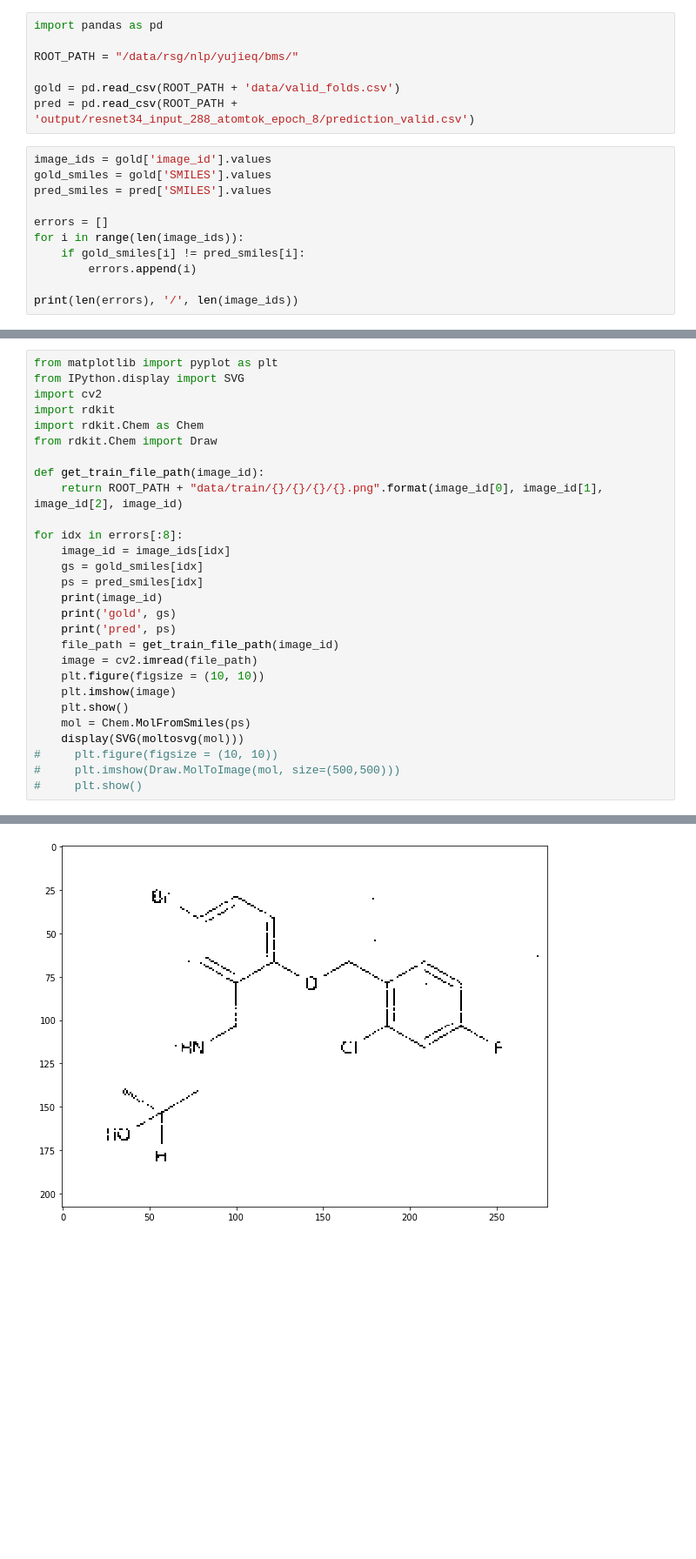
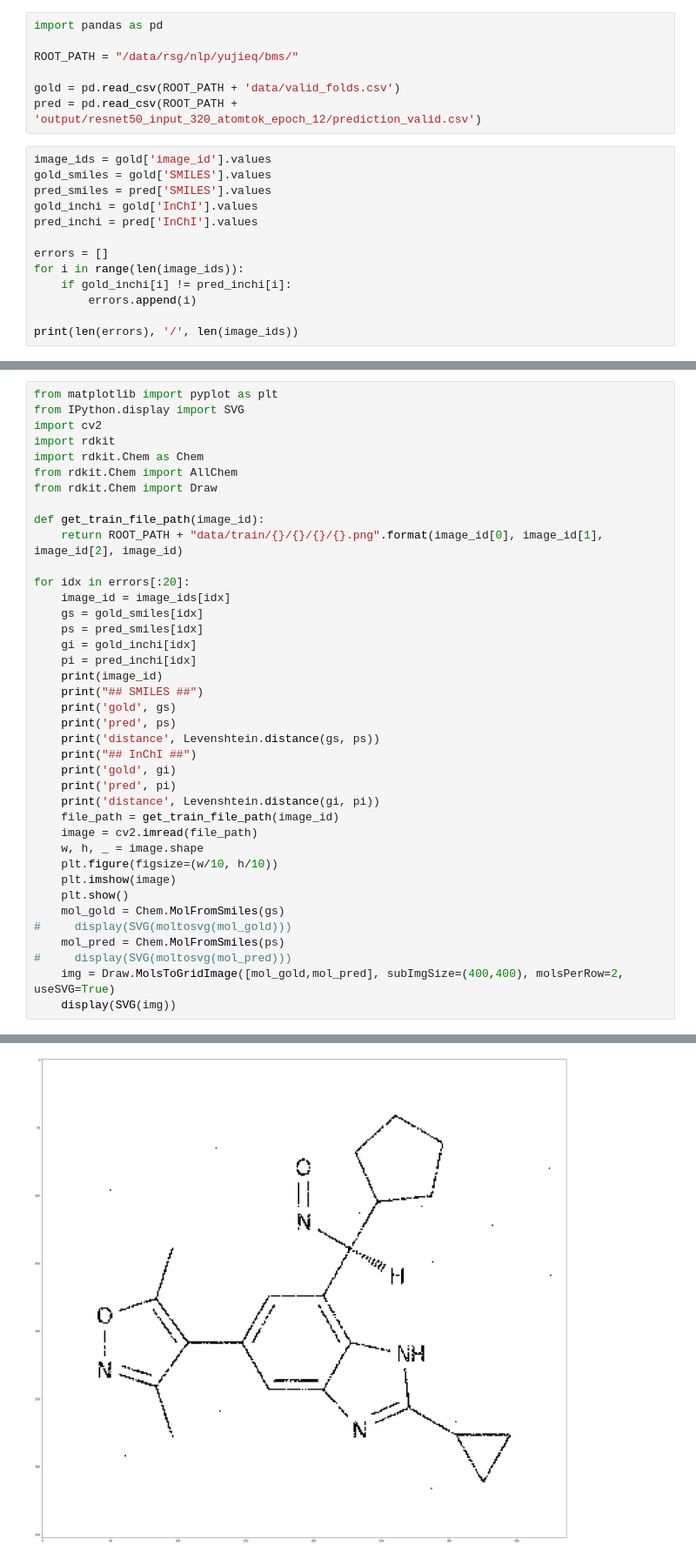
Before and after one commit to thomas0809/MolScribe, a Jupyter notebook: notebook/error_analysis.ipynb, the cells around one changed output, grey strips where cells are left out. Shown at 87% size. Drawn from its saved outputs; the diff is of its cells as text; blank space fills up the shorter version.

```diff
--- a/notebook/error_analysis.ipynb
+++ b/notebook/error_analysis.ipynb
@@ -4,15 +4,17 @@ import pandas as pd
 ROOT_PATH = "/data/rsg/nlp/yujieq/bms/"
 
 gold = pd.read_csv(ROOT_PATH + 'data/valid_folds.csv')
-pred = pd.read_csv(ROOT_PATH + 'output/resnet34_input_288_atomtok_epoch_8/prediction_valid.csv')
+pred = pd.read_csv(ROOT_PATH + 'output/resnet50_input_320_atomtok_epoch_12/prediction_valid.csv')
 # %%
 image_ids = gold['image_id'].values
 gold_smiles = gold['SMILES'].values
 pred_smiles = pred['SMILES'].values
+gold_inchi = gold['InChI'].values
+pred_inchi = pred['InChI'].values
 
 errors = []
 for i in range(len(image_ids)):
-    if gold_smiles[i] != pred_smiles[i]:
+    if gold_inchi[i] != pred_inchi[i]:
         errors.append(i)
 
 print(len(errors), '/', len(image_ids))
@@ -44,27 +69,38 @@ from IPython.display import SVG
 import cv2
 import rdkit
 import rdkit.Chem as Chem
+from rdkit.Chem import AllChem
 from rdkit.Chem import Draw
 
 def get_train_file_path(image_id):
     return ROOT_PATH + "data/train/{}/{}/{}/{}.png".format(image_id[0], image_id[1], image_id[2], image_id)
 
-for idx in errors[:8]:
+for idx in errors[:20]:
     image_id = image_ids[idx]
     gs = gold_smiles[idx]
     ps = pred_smiles[idx]
+    gi = gold_inchi[idx]
+    pi = pred_inchi[idx]
     print(image_id)
+    print("## SMILES ##")
     print('gold', gs)
     print('pred', ps)
+    print('distance', Levenshtein.distance(gs, ps))
+    print("## InChI ##")
+    print('gold', gi)
+    print('pred', pi)
+    print('distance', Levenshtein.distance(gi, pi))
     file_path = get_train_file_path(image_id)
     image = cv2.imread(file_path)
-    plt.figure(figsize = (10, 10))
+    w, h, _ = image.shape
+    plt.figure(figsize=(w/10, h/10))
     plt.imshow(image)
     plt.show()
-    mol = Chem.MolFromSmiles(ps)
-    display(SVG(moltosvg(mol)))
-#     plt.figure(figsize = (10, 10))
-#     plt.imshow(Draw.MolToImage(mol, size=(500,500)))
-#     plt.show()
+    mol_gold = Chem.MolFromSmiles(gs)
+#     display(SVG(moltosvg(mol_gold)))
+    mol_pred = Chem.MolFromSmiles(ps)
+#     display(SVG(moltosvg(mol_pred)))
+    img = Draw.MolsToGridImage([mol_gold,mol_pred], subImgSize=(400,400), molsPerRow=2, useSVG=True)
+    display(SVG(img))
 # %% [output]
 000019cc0cd2
@@ -88,2 +148,2 @@ pred C[C@@H](O)CNCc1cc(Br)ccc1OCc1ccc(F)cc1Cl
-[figure, old version]
+[figure, new version]
 [drawing not drawn]
```
Also changed, not shown: parts of 4 cells of this notebook, 6 other files.
